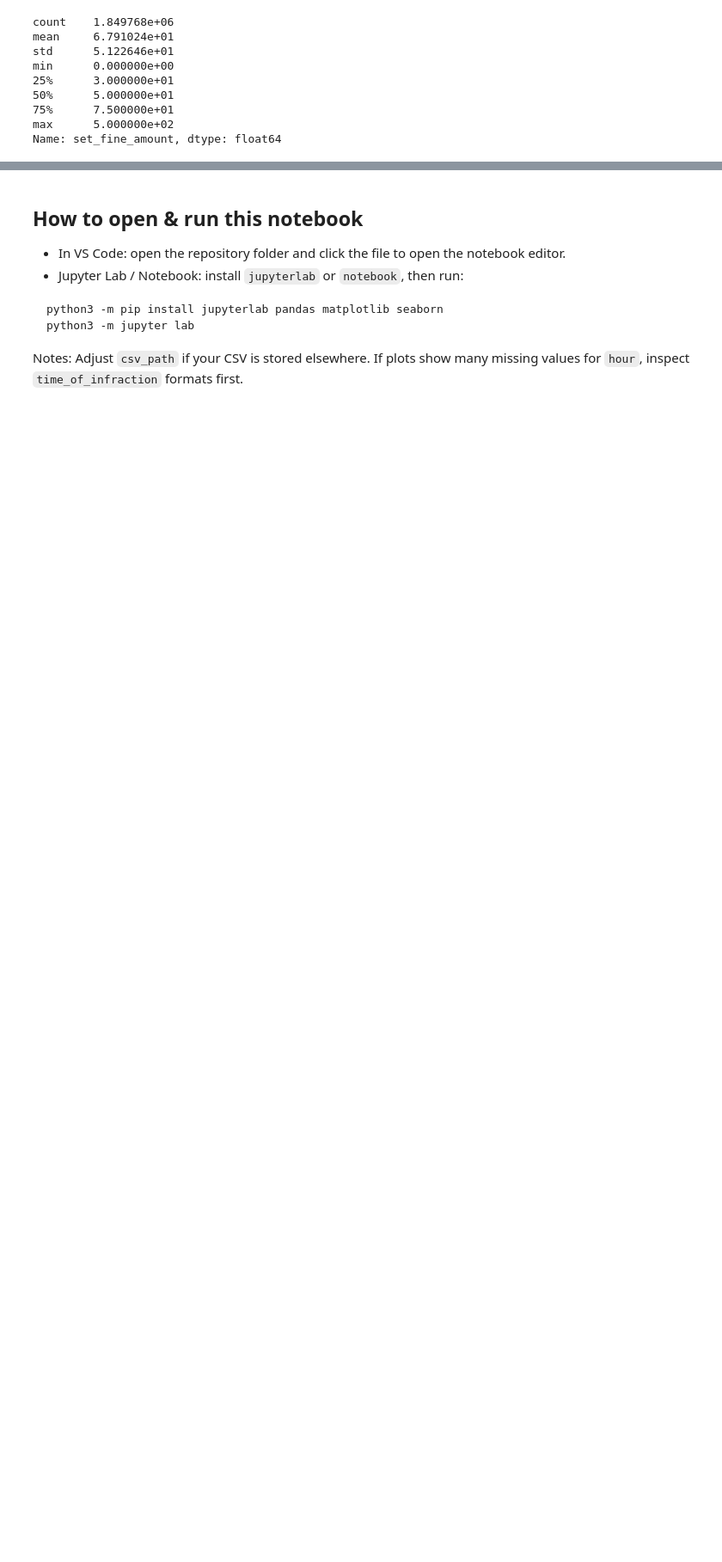
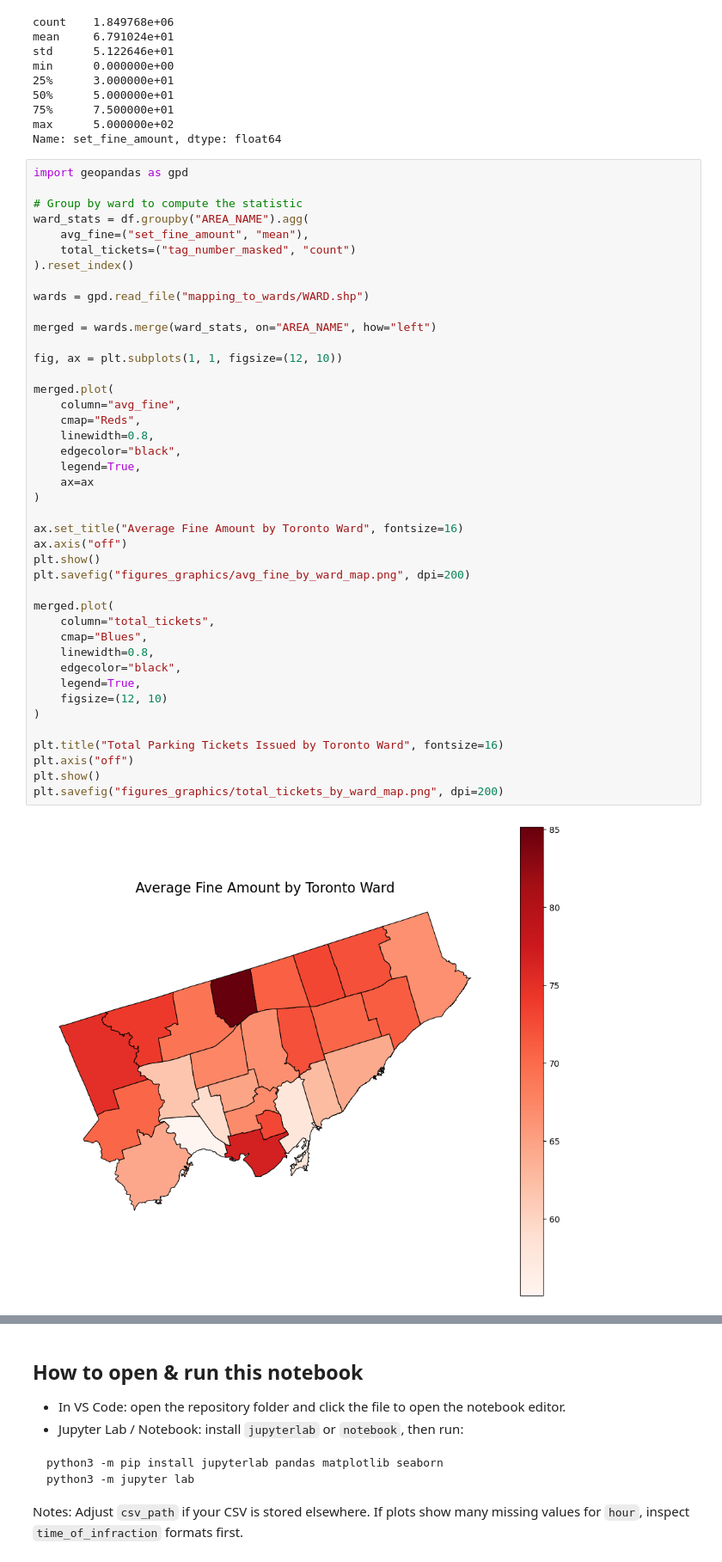
Before and after one commit to AshZein/STA304-Project, a Jupyter notebook: stats_analysis/ash/parking_analysis_notebook.ipynb, the cells around one changed output, grey strips where cells are left out. Shown at 86% size. Cells and saved outputs as stored; diff of their text form; blank space fills up the shorter version.

Commit message:
heat map of average fine per ward, and total fines per ward

```diff
--- a/stats_analysis/ash/parking_analysis_notebook.ipynb
+++ b/stats_analysis/ash/parking_analysis_notebook.ipynb
@@ -101,3 +101,47 @@ min      0.000000e+00
 75%      7.500000e+01
 max      5.000000e+02
 Name: set_fine_amount, dtype: float64
+# %%
+import geopandas as gpd
+
+# Group by ward to compute the statistic
+ward_stats = df.groupby("AREA_NAME").agg(
+    avg_fine=("set_fine_amount", "mean"),
+    total_tickets=("tag_number_masked", "count")
+).reset_index()
+
+wards = gpd.read_file("mapping_to_wards/WARD.shp")
+
+merged = wards.merge(ward_stats, on="AREA_NAME", how="left")
+
+fig, ax = plt.subplots(1, 1, figsize=(12, 10))
+
+merged.plot(
+    column="avg_fine",
+    cmap="Reds",
+    linewidth=0.8,
+    edgecolor="black",
+    legend=True,
+    ax=ax
+)
+
+ax.set_title("Average Fine Amount by Toronto Ward", fontsize=16)
+ax.axis("off")
+plt.show()
+plt.savefig("figures_graphics/avg_fine_by_ward_map.png", dpi=200)
+
+merged.plot(
+    column="total_tickets",
+    cmap="Blues",
+    linewidth=0.8,
+    edgecolor="black",
+    legend=True,
+    figsize=(12, 10)
+)
+
+plt.title("Total Parking Tickets Issued by Toronto Ward", fontsize=16)
+plt.axis("off")
+plt.show()
+plt.savefig("figures_graphics/total_tickets_by_ward_map.png", dpi=200)
+# %% [output]
+[figure, added]
```
Also changed, not shown: parts of 1 cell of this notebook.
